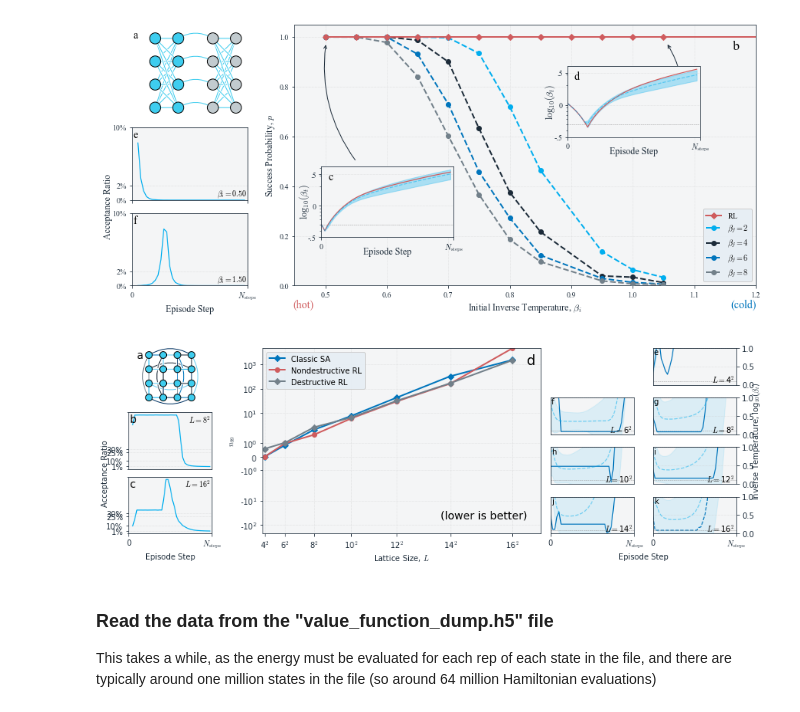
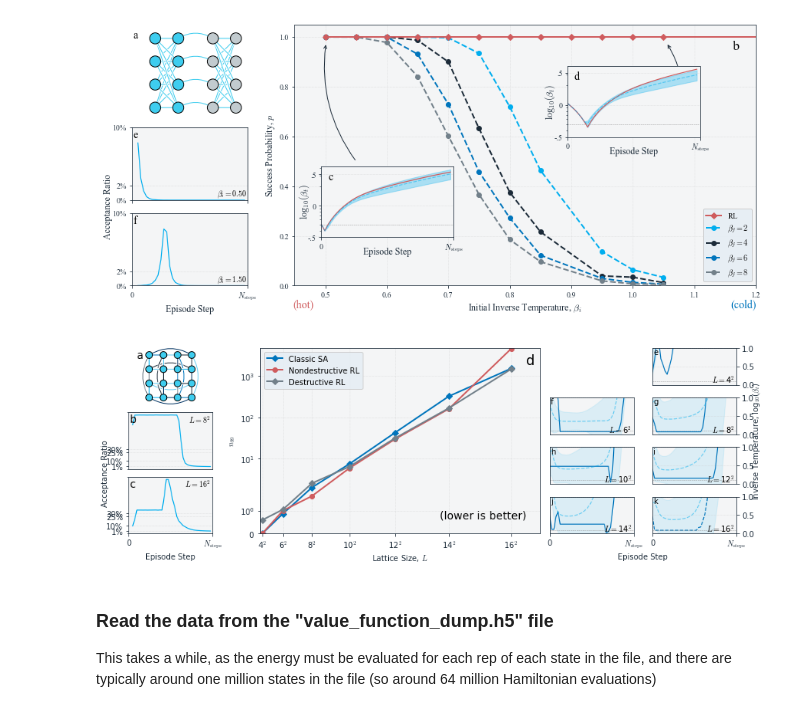
Before and after one commit to millskyle/COOL-1, a Jupyter notebook: plots/Plots.ipynb, the cells around one changed output. Saved outputs shown, nothing was run; the diff lists cells and outputs as text; code cells hidden in the pictures.

Commit message:
added plotting notebook

```diff
--- a/plots/Plots.ipynb
+++ b/plots/Plots.ipynb
@@ -644,34 +644,35 @@ destructive_ps = plot_n99_vs_L(axD,
 axD.legend()
 axD.set_yscale("symlog")
 axD.set_xscale("linear")
 axD.set_xticks([i**2 for i in Ls])
+axD.set_ylim(bottom=0)
 axD.set_xticklabels([f"{i}$^2$" for i in Ls])
 axD.set_xlim([4**2-2, 16**2 + 28])
 axD.text(0.95, 0.07, "(lower is better)", va='bottom', ha='right', size=14, transform=axD.transAxes)
 
 #Right phantom axis for log(Beta-t)
 phantomAxR = fig.add_subplot(gs[:,-2:])
 make_axis_invisible(phantomAxR)
 phantomAxR.yaxis.set_label_position("right")
 phantomAxR.set_ylabel(r"Inverse Temperature, log$_{10}$($\beta_t$)", labelpad=20)
 phantomAxR.set_xlabel("Episode Step", labelpad=25)
 
 make_axis_invisible(ep_axs[0])
 
 
 write=True
 
 if write:
 
     fig.savefig("SG_results.pdf")
     fig.savefig("SG_results.png")
 
     git_save("SG_results.pdf")
     git_save("SG_results.png")
 
 fig.show()
 # %% [output]
-[figure, old version]
+[figure, new version]
 # %% [markdown]
 ### Read the data from the "value_function_dump.h5" file
 This takes a while, as the energy must be evaluated for each rep of each state in the file, and there are typically around one million states in the file (so around 64 million Hamiltonian evaluations)
```
